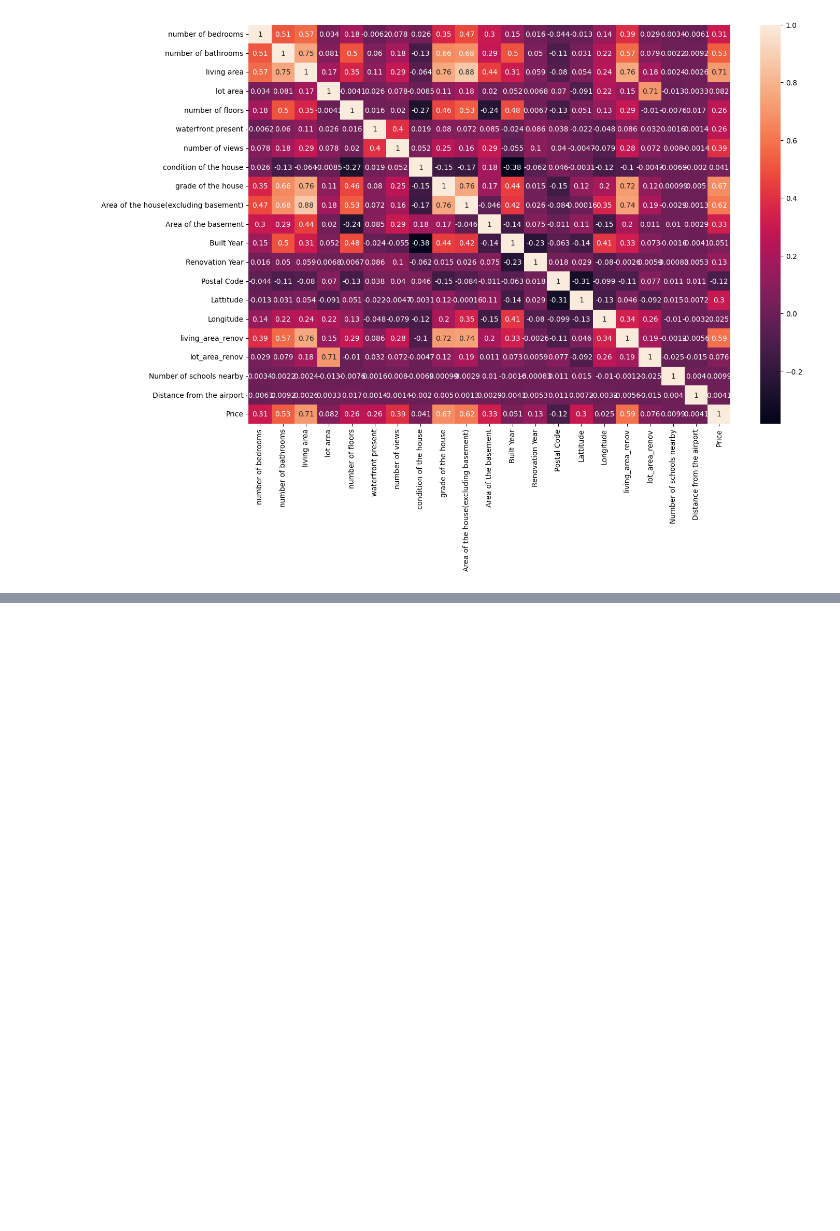
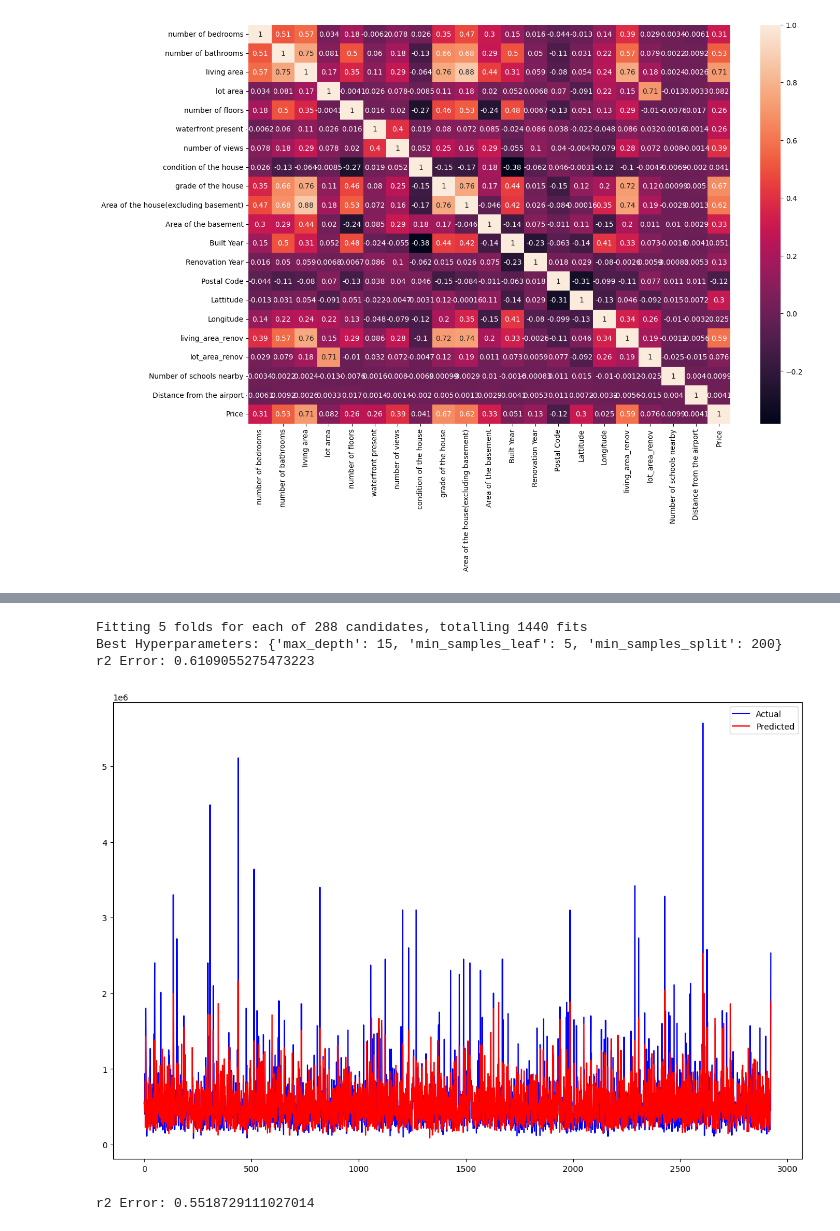
Before and after one commit to KanishkThamman/India-Housing, a Jupyter notebook: main.ipynb, the cells around one changed output, grey strips where cells are left out. Cells and saved outputs as stored; diff of their text form; code cells hidden in the pictures; blank space fills up the shorter version.

Commit message:
Made 1 more model, tuned the other model. Grpaghed teh results of both models and changes some other stuff

```diff
--- a/main.ipynb
+++ b/main.ipynb
@@ -144,0 +145,40 @@ R-squared Score: 0.2255990086663029
+# %%
+# lets try to tune the model's hyperparameters using GridSearchCV
+from sklearn.model_selection import GridSearchCV
+
+# Define the hyperparameters to tune
+param_grid = {
+    'max_depth': [5, 10, 15, 20],
+    'min_samples_split': [2, 5, 10, 15, 100, 150 , 170, 200, 250,270,280,290],
+    'min_samples_leaf': [1, 2, 5, 10, 15, 20]
+}
+
+# Create the GridSearchCV object
+grid_search = GridSearchCV(estimator=model, param_grid=param_grid,
+                           cv=5, n_jobs=-1, verbose=2, scoring='r2')
+
+# Fit the GridSearchCV object on the training data
+grid_search.fit(X_train, y_train)
+
+# Get the best hyperparameters
+best_params = grid_search.best_params_
+print("Best Hyperparameters:", best_params)
+
+# Get the best model
+best_model = grid_search.best_estimator_
+
+# Make predictions on the test data
+y_pred = best_model.predict(X_test)
+
+# Calculate evaluation metrics
+
+mse = mean_squared_error(y_test, y_pred)
+mae = mean_absolute_error(y_test, y_pred)
+r2 = r2_score(y_test, y_pred)
+
+# Print the evaluation metrics
+print("r2 Error:", r2)
+# %% [output]
+Fitting 5 folds for each of 288 candidates, totalling 1440 fits
+Best Hyperparameters: {'max_depth': 15, 'min_samples_leaf': 5, 'min_samples_split': 200}
+r2 Error: 0.6109055275473223
@@ -144,0 +192,9 @@ R-squared Score: 0.2255990086663029
+# %%
+# lets grapgh the data
+plt.figure(figsize=(15, 10))
+plt.plot(y_test.values, label='Actual', color='blue')
+plt.plot(y_pred, label='Predicted', color='red')
+plt.legend()
+plt.show()
+# %% [output]
+[figure, added]
@@ -144,0 +203,28 @@ R-squared Score: 0.2255990086663029
+# %%
+# lets do liner regression
+from sklearn.linear_model import LinearRegression
+
+# Create the linear regression model
+model = LinearRegression()
+
+# Fit the model on the training data
+
+model.fit(X_train, y_train)
+
+# Make predictions on the test data
+
+y_pred = model.predict(X_test)
+
+# Calculate evaluation metrics
+
+mse = mean_squared_error(y_test, y_pred)
+
+mae = mean_absolute_error(y_test, y_pred)
+
+r2_linr = r2_score(y_test, y_pred)
+
+# Print the evaluation metrics
+
+print("r2 Error:", r2_linr)
+# %% [output]
+r2 Error: 0.5518729111027014
```
Also changed, not shown: parts of 4 cells of this notebook.
